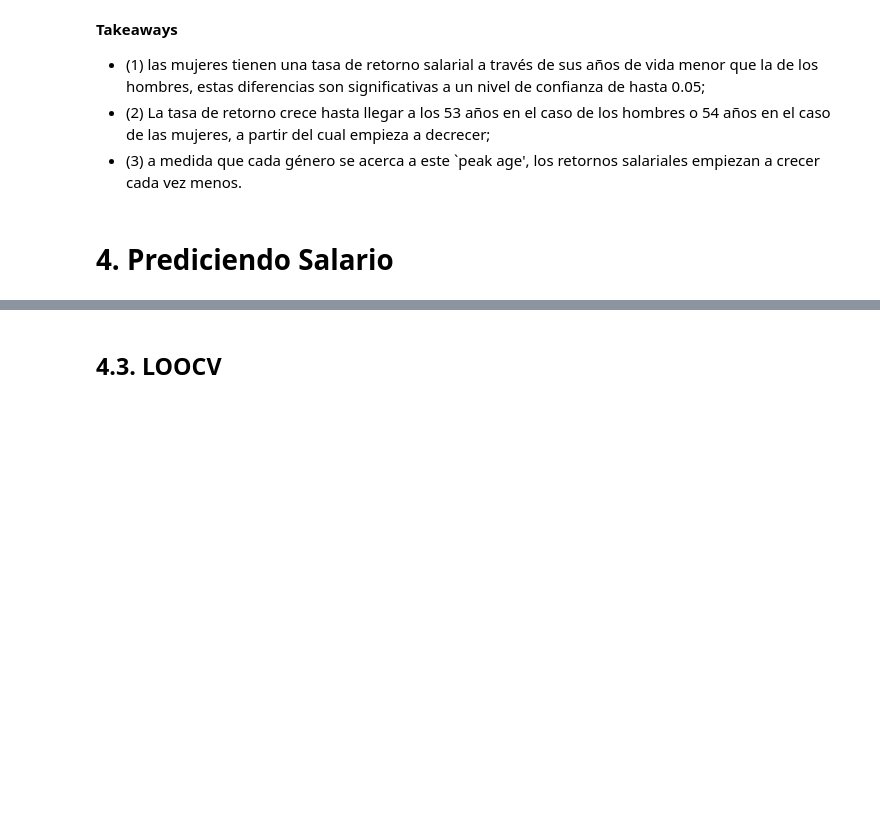
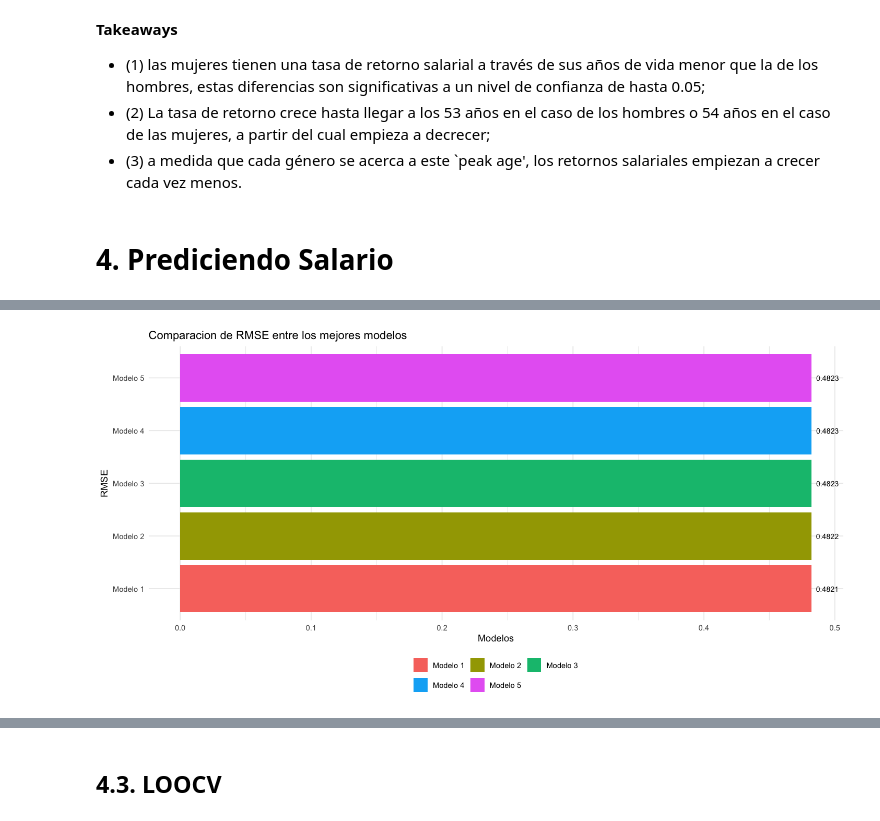
Before and after one commit to EAriasDeAbreu/BigDataML-Group2024, a Jupyter notebook: Problem_Set_1/scripts/edmundo/Pset_1.ipynb, the cells around one changed output, grey strips where cells are left out. Saved outputs shown, nothing was run; the diff lists cells and outputs as text; code cells hidden in the pictures; blank space fills up the shorter version.

```diff
--- a/Problem_Set_1/scripts/edmundo/Pset_1.ipynb
+++ b/Problem_Set_1/scripts/edmundo/Pset_1.ipynb
@@ -1342,0 +983,12 @@ El hecho de que el modelo no predizca correctamente los outliers no es de gran p
+# %%
+# Variables categ
+geih$maxEducLevel <- as.factor(geih$maxEducLevel)
+geih$sex <- as.factor(geih$sex)
+geih$formal <- as.factor(geih$formal)
+geih$sizeFirm <- as.factor(geih$sizeFirm)
+geih$cotPension <- as.factor(geih$cotPension)
+geih$depto <- as.factor(geih$depto)
+geih$desoc <- as.factor(geih$desoc)
+geih$extra_h <- as.factor(geih$extra_h)
+geih$bonif <- as.factor(geih$bonif)
+geih$estrato1 <- as.factor(geih$estrato1)
@@ -1342,0 +1127,19 @@ El hecho de que el modelo no predizca correctamente los outliers no es de gran p
+# %%
+resultados_modelos <- resultados_modelos[order(resultados_modelos$rmse), ][1:5,]
+# %%
+
+ggplot(resultados_modelos, aes(x = reorder(top, rmse), y = rmse, fill=top)) +
+  geom_bar(stat = "identity") +
+  coord_flip() +
+  geom_text(aes(label = round(rmse, 4)),
+            hjust = -0.2,
+            size = 3) +
+  theme_minimal() +
+  labs(title = "Comparacion de RMSE entre los mejores modelos",
+       x = "RMSE",
+       y = "Modelos") +
+  theme(legend.position = "bottom",
+        legend.title = element_blank()) +
+  guides(fill = guide_legend(nrow = 2, byrow = TRUE))
+# %% [output]
+[figure, added]
```
Also changed, not shown: parts of 62 cells of this notebook, 1 other file.
